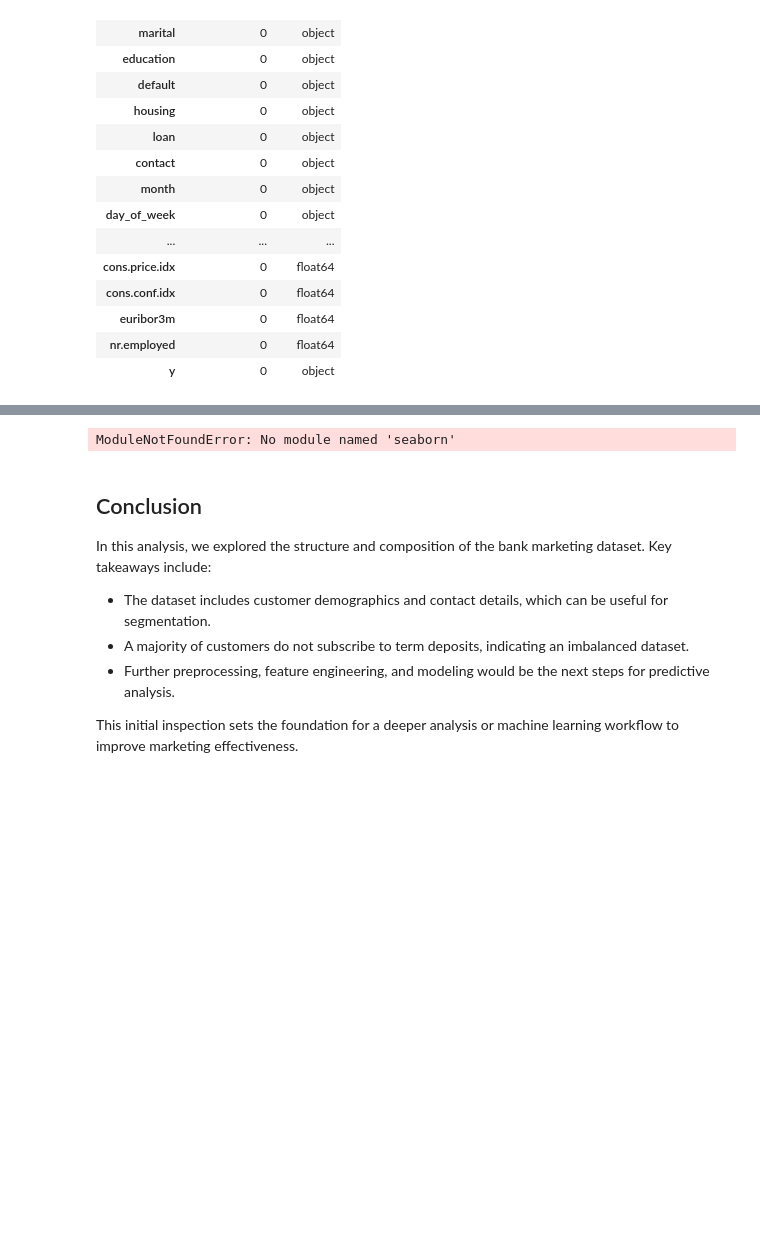
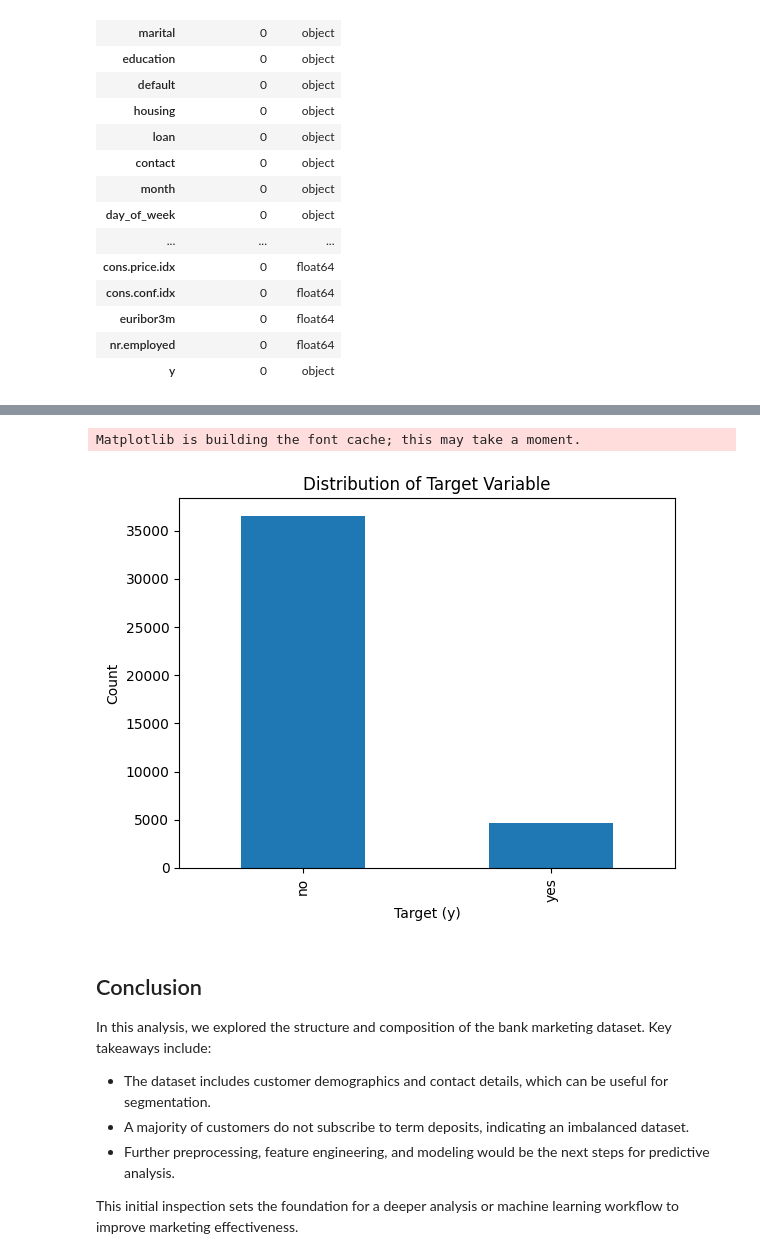
Before and after one commit to Arnab-5/EL-Dorado, a Jupyter notebook: Bank_Marketing_Inspection_test.ipynb, the cells around one changed output, grey strips where cells are left out. Drawn from its saved outputs; the diff is of its cells as text; code cells hidden in the pictures; blank space fills up the shorter version.

```diff
--- a/Bank_Marketing_Inspection_test.ipynb
+++ b/Bank_Marketing_Inspection_test.ipynb
@@ -76,13 +76,32 @@ summary
 | std | 1.042125e+01 | 2.592792e+02 | 2.770014 | 1.869109e+02 | 0.494901 | 1.570960 | 5.788400e-01 | 4.628198e+00 | ... |
 | var | 1.086025e+02 | 6.722573e+04 | 7.672975 | 3.493569e+04 | 0.244927 | 2.467915 | 3.350558e-01 | 2.142022e+01 | ... |
 # %%
+
+
+
+
 
 import seaborn as sns
 import matplotlib.pyplot as plt
 
+
+
 # Plot the distribution of the target variable
+
+
+
+target_counts = df['y'].value_counts()
+
+# Plot
+plt.figure()
+target_counts.plot(kind='bar')
+plt.xlabel('Target (y)')
+plt.ylabel('Count')
+plt.title('Distribution of Target Variable')
+plt.show()
 # %% [output]
-ModuleNotFoundError: No module named 'seaborn'
+Matplotlib is building the font cache; this may take a moment.
+[figure, added]
 # %%
 
 # Correlation matrix for numerical features
```
